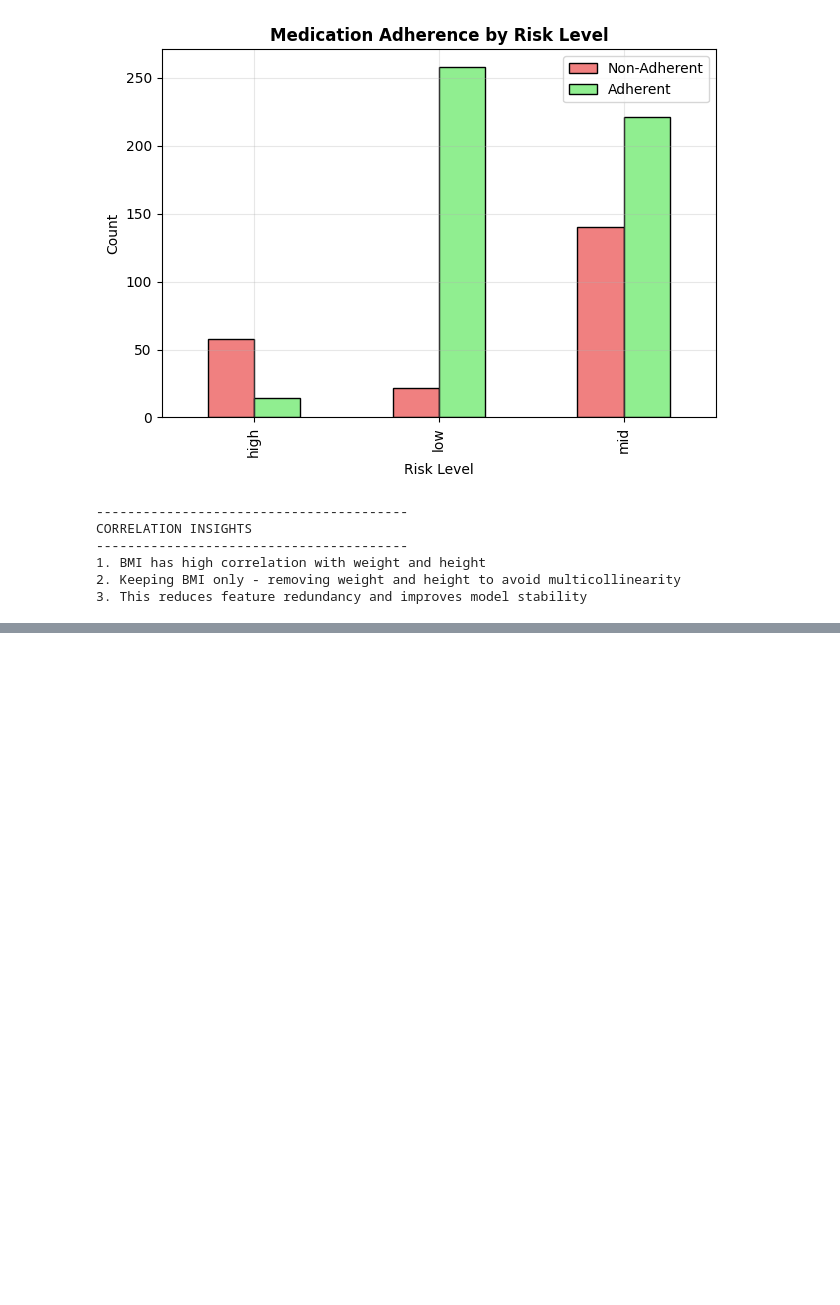
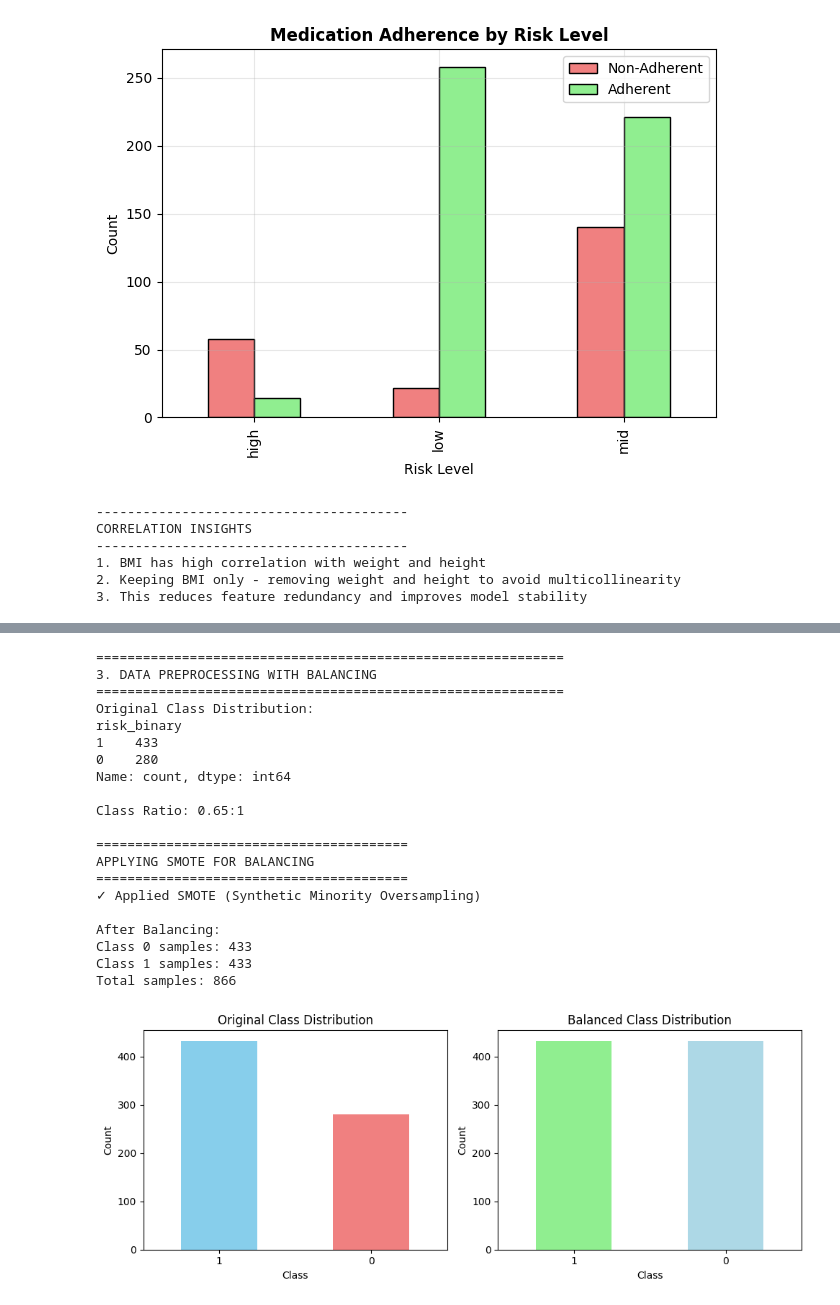
Before and after one commit to NSJayaweera/NCD-Risk_Prediction, a Jupyter notebook: DiabetesRiskPrediction.ipynb, the cells around one changed output, grey strips where cells are left out. Cells and saved outputs as stored; diff of their text form; code cells hidden in the pictures; blank space fills up the shorter version.

```diff
--- a/DiabetesRiskPrediction.ipynb
+++ b/DiabetesRiskPrediction.ipynb
@@ -410,0 +223,80 @@ MODEL TRAINING COMPLETE
+# %%
+# ============================================
+# 3. PREPROCESSING WITH BALANCING
+# ============================================
+print("\n" + "="*60)
+print("3. DATA PREPROCESSING WITH BALANCING")
+print("="*60)
+
+from imblearn.over_sampling import SMOTE, RandomOverSampler
+from imblearn.under_sampling import RandomUnderSampler
+from imblearn.combine import SMOTETomek
+
+# Check class distribution
+print("Original Class Distribution:")
+print(y.value_counts())
+print(f"\nClass Ratio: {y.value_counts()[0]/y.value_counts()[1]:.2f}:1")
+
+# Visualize imbalance
+plt.figure(figsize=(10, 4))
+plt.subplot(1, 2, 1)
+y.value_counts().plot(kind='bar', color=['skyblue', 'lightcoral'])
+plt.title('Original Class Distribution')
+plt.xlabel('Class')
+plt.ylabel('Count')
+plt.xticks(rotation=0)
+
+# Apply balancing method (choose one)
+
+# Option 1: SMOTE (Synthetic Minority Oversampling)
+print("\n" + "="*40)
+print("APPLYING SMOTE FOR BALANCING")
+print("="*40)
+smote = SMOTE(random_state=42)
+X_balanced, y_balanced = smote.fit_resample(X_scaled, y)
+print("✓ Applied SMOTE (Synthetic Minority Oversampling)")
+
+print(f"\nAfter Balancing:")
+print(f"Class 0 samples: {sum(y_balanced == 0)}")
+print(f"Class 1 samples: {sum(y_balanced == 1)}")
+print(f"Total samples: {len(y_balanced)}")
+
+# Visualize balanced data
+plt.subplot(1, 2, 2)
+pd.Series(y_balanced).value_counts().plot(kind='bar', color=['lightgreen', 'lightblue'])
+plt.title('Balanced Class Distribution')
+plt.xlabel('Class')
+plt.ylabel('Count')
+plt.xticks(rotation=0)
+
+plt.tight_layout()
+plt.show()
+
+# Update X and y with balanced data
+X_balanced_scaled = X_balanced  # Already scaled
+y_balanced = y_balanced
+
+print("\n✓ Data balanced successfully!")
+print("✓ Ready for modeling with balanced classes")
+# %% [output]
+============================================================
+3. DATA PREPROCESSING WITH BALANCING
+============================================================
+Original Class Distribution:
+risk_binary
+1    433
+0    280
+Name: count, dtype: int64
+
+Class Ratio: 0.65:1
+
+========================================
+APPLYING SMOTE FOR BALANCING
+========================================
+✓ Applied SMOTE (Synthetic Minority Oversampling)
+
+After Balancing:
+Class 0 samples: 433
+Class 1 samples: 433
+Total samples: 866
+[figure, added]
```
Also changed, not shown: parts of 12 cells of this notebook.
